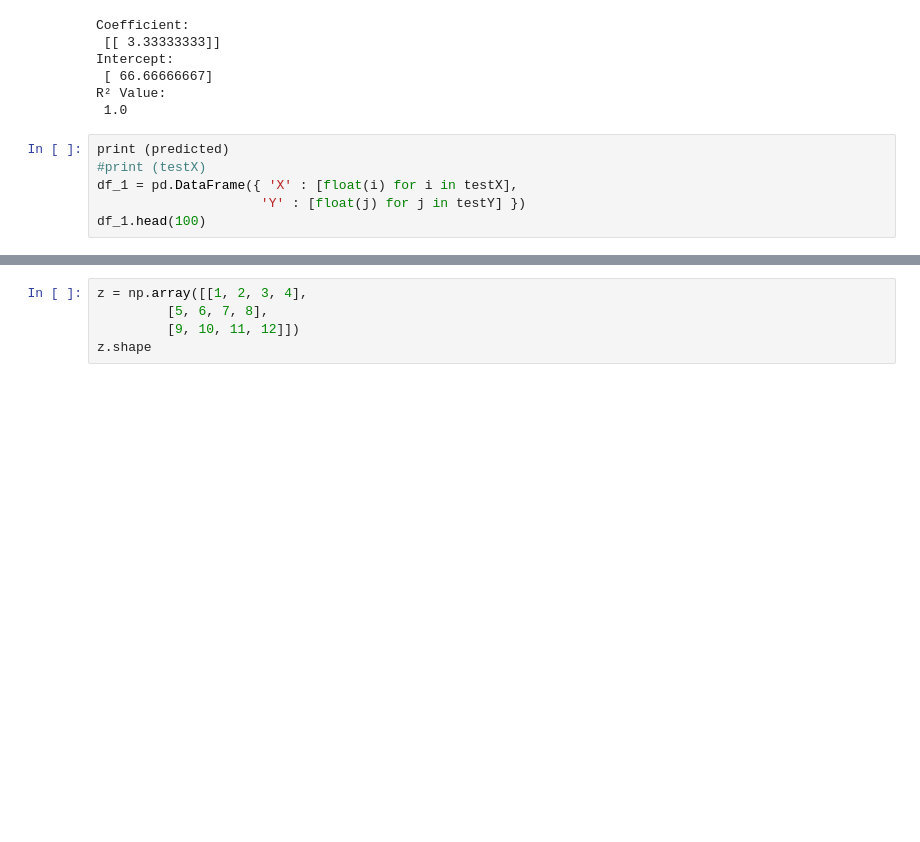
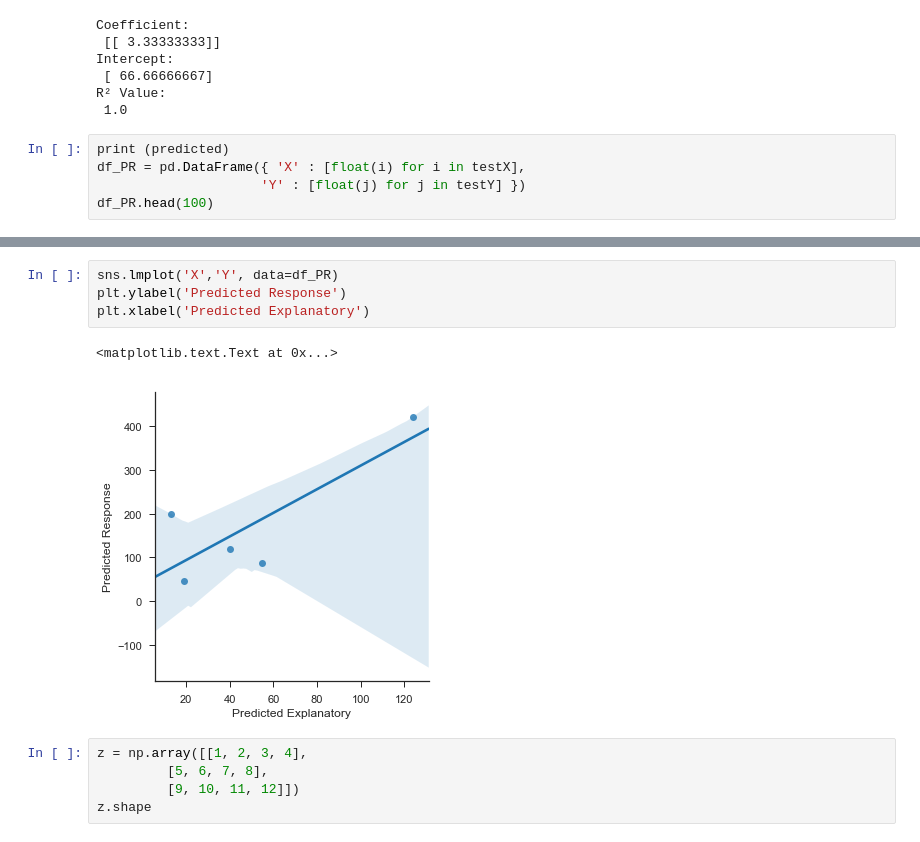
Before and after one commit to sashnat/pandas-practice, a Jupyter notebook: data science.ipynb, the cells around one changed output, grey strips where cells are left out. Drawn from its saved outputs; the diff is of its cells as text; blank space fills up the shorter version.

Commit message:
Big Data Science Introduction

```diff
--- a/data science.ipynb
+++ b/data science.ipynb
@@ -81,7 +83,6 @@ R² Value:
  1.0
 # %%
 print (predicted)
-#print (testX)
-df_1 = pd.DataFrame({ 'X' : [float(i) for i in testX],
+df_PR = pd.DataFrame({ 'X' : [float(i) for i in testX],
                      'Y' : [float(j) for j in testY] })
-df_1.head(100)
+df_PR.head(100)
@@ -88,3 +101,10 @@ df_1.head(100)
+# %%
+sns.lmplot('X','Y', data=df_PR)
+plt.ylabel('Predicted Response')
+plt.xlabel('Predicted Explanatory')
+# %% [output]
+<matplotlib.text.Text at 0x...>
+[figure, added]
 # %%
 z = np.array([[1, 2, 3, 4],
          [5, 6, 7, 8],
```
Also changed, not shown: parts of 3 cells of this notebook.
